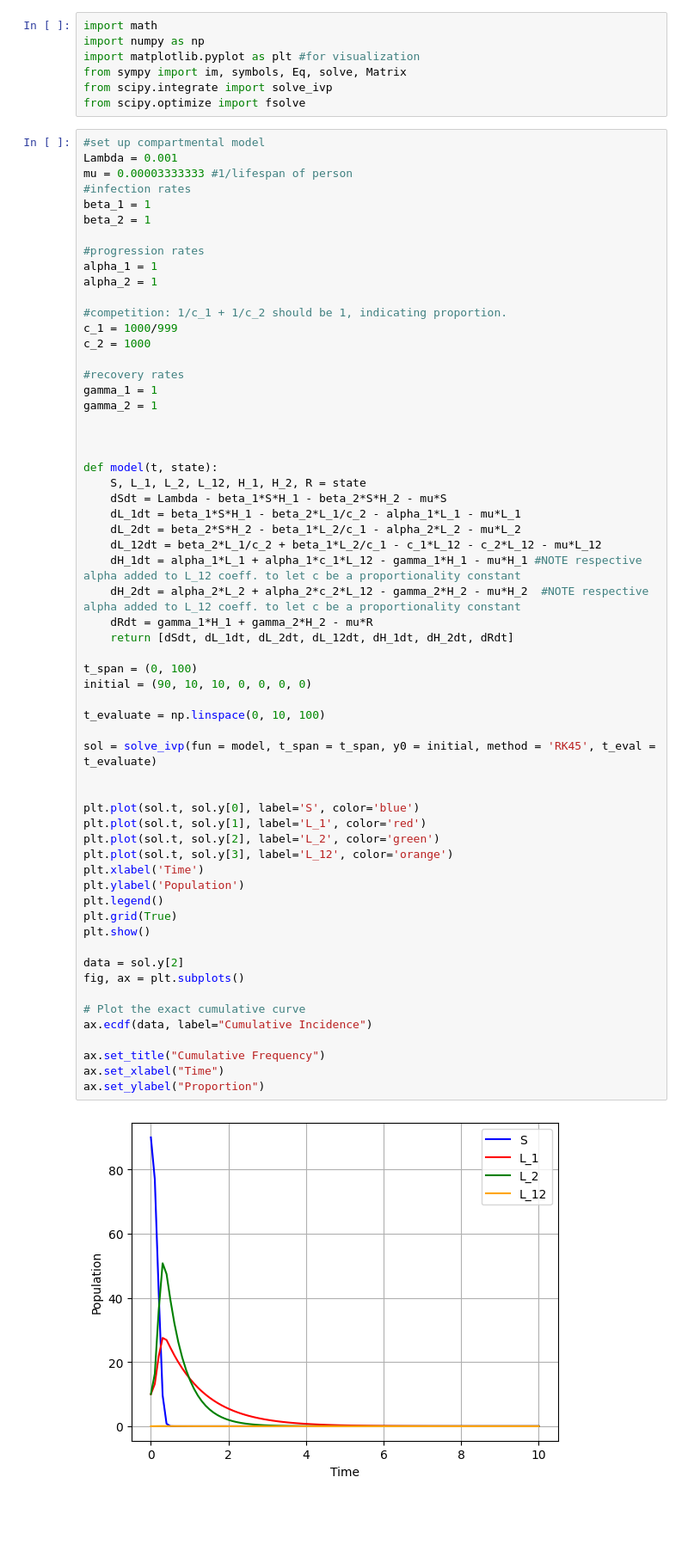
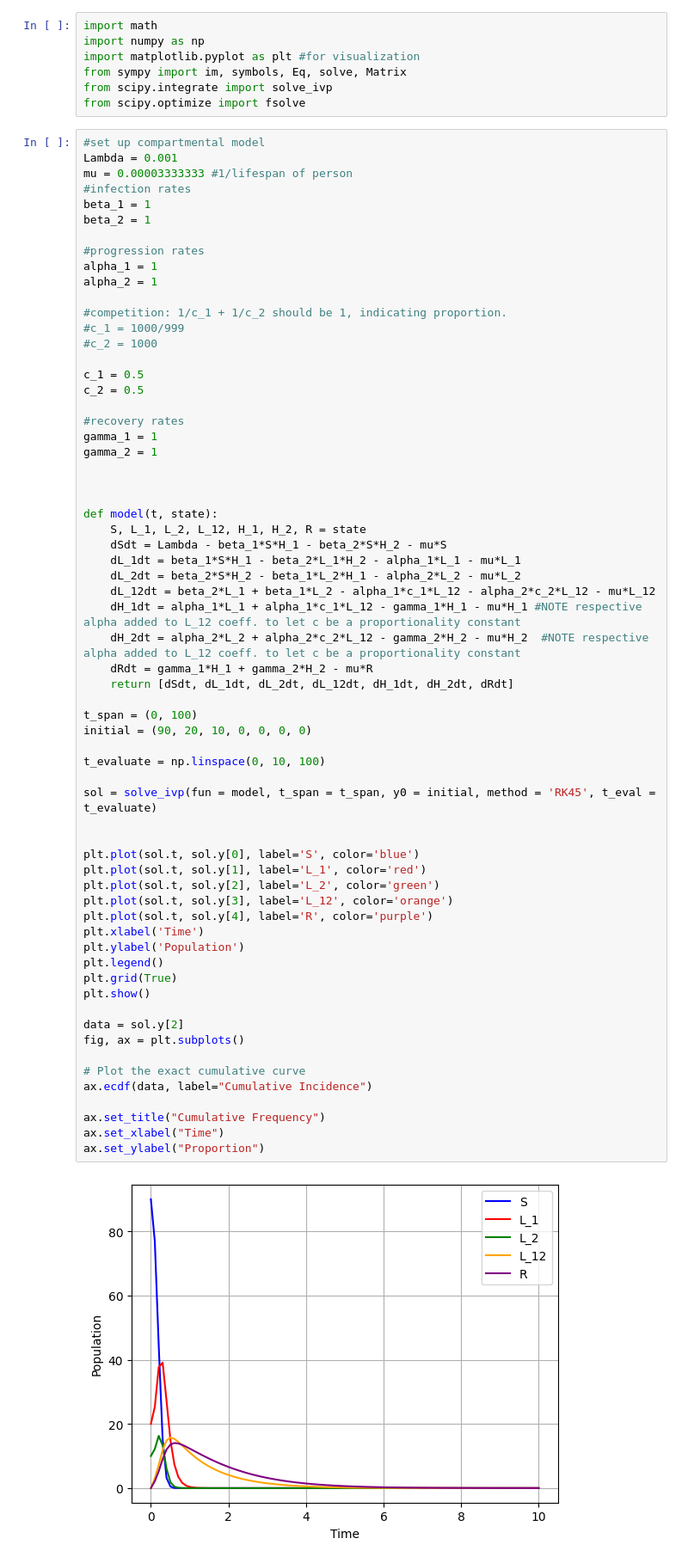
Before and after one commit to mcouture695/gt-quorumsensing-26, a Jupyter notebook: Time-Series-SLHR-multi.ipynb, the cells around one changed output. Shown at 86% size. Drawn from its saved outputs; the diff is of its cells as text; blank space fills up the shorter version.

```diff
--- a/Time-Series-SLHR-multi.ipynb
+++ b/Time-Series-SLHR-multi.ipynb
@@ -18,8 +18,11 @@ alpha_1 = 1
 alpha_2 = 1
 
 #competition: 1/c_1 + 1/c_2 should be 1, indicating proportion.
-c_1 = 1000/999
-c_2 = 1000
+#c_1 = 1000/999
+#c_2 = 1000
+
+c_1 = 0.5
+c_2 = 0.5
 
 #recovery rates
 gamma_1 = 1
@@ -30,41 +33,42 @@ gamma_2 = 1
 def model(t, state):
     S, L_1, L_2, L_12, H_1, H_2, R = state
     dSdt = Lambda - beta_1*S*H_1 - beta_2*S*H_2 - mu*S
-    dL_1dt = beta_1*S*H_1 - beta_2*L_1/c_2 - alpha_1*L_1 - mu*L_1
-    dL_2dt = beta_2*S*H_2 - beta_1*L_2/c_1 - alpha_2*L_2 - mu*L_2
-    dL_12dt = beta_2*L_1/c_2 + beta_1*L_2/c_1 - c_1*L_12 - c_2*L_12 - mu*L_12
+    dL_1dt = beta_1*S*H_1 - beta_2*L_1*H_2 - alpha_1*L_1 - mu*L_1
+    dL_2dt = beta_2*S*H_2 - beta_1*L_2*H_1 - alpha_2*L_2 - mu*L_2
+    dL_12dt = beta_2*L_1 + beta_1*L_2 - alpha_1*c_1*L_12 - alpha_2*c_2*L_12 - mu*L_12
     dH_1dt = alpha_1*L_1 + alpha_1*c_1*L_12 - gamma_1*H_1 - mu*H_1 #NOTE respective alpha added to L_12 coeff. to let c be a proportionality constant
     dH_2dt = alpha_2*L_2 + alpha_2*c_2*L_12 - gamma_2*H_2 - mu*H_2  #NOTE respective alpha added to L_12 coeff. to let c be a proportionality constant
     dRdt = gamma_1*H_1 + gamma_2*H_2 - mu*R
     return [dSdt, dL_1dt, dL_2dt, dL_12dt, dH_1dt, dH_2dt, dRdt]
 
 t_span = (0, 100)
-initial = (90, 10, 10, 0, 0, 0, 0)
+initial = (90, 20, 10, 0, 0, 0, 0)
 
 t_evaluate = np.linspace(0, 10, 100)
 
 sol = solve_ivp(fun = model, t_span = t_span, y0 = initial, method = 'RK45', t_eval = t_evaluate)
 
 
 plt.plot(sol.t, sol.y[0], label='S', color='blue')
 plt.plot(sol.t, sol.y[1], label='L_1', color='red')
 plt.plot(sol.t, sol.y[2], label='L_2', color='green')
 plt.plot(sol.t, sol.y[3], label='L_12', color='orange')
+plt.plot(sol.t, sol.y[4], label='R', color='purple')
 plt.xlabel('Time')
 plt.ylabel('Population')
 plt.legend()
 plt.grid(True)
 plt.show()
 
 data = sol.y[2]
 fig, ax = plt.subplots()
 
 # Plot the exact cumulative curve
 ax.ecdf(data, label="Cumulative Incidence")
 
 ax.set_title("Cumulative Frequency")
 ax.set_xlabel("Time")
 ax.set_ylabel("Proportion")
 # %% [output]
-[figure, old version]
+[figure, new version]
 Text(0, 0.5, 'Proportion')
```
Also changed, not shown: parts of 3 cells of this notebook.
